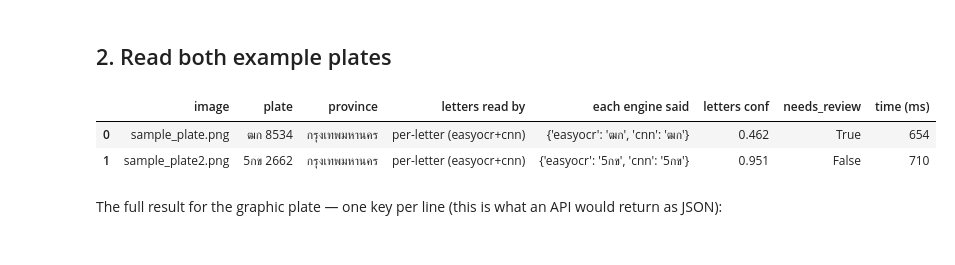
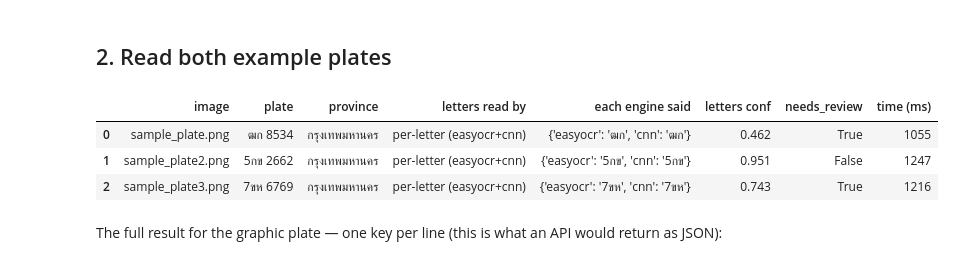
Before and after one commit to ttreetanthiploet-cpu/thai-license-plate-explore, a Jupyter notebook: example.ipynb, the cells around one changed output. Drawn from its saved outputs; the diff is of its cells as text; code cells hidden in the pictures.

```diff
--- a/example.ipynb
+++ b/example.ipynb
@@ -52,18 +56,19 @@ model loaded in 2.3 s; letters engine: easyocr+cnn
 ## 2. Read both example plates
 # %%
 rows = []
-for path in ["sample_plate.png", "sample_plate2.png"]:
+for path in ["sample_plate.png", "sample_plate2.png", "sample_plate3.png"]:
     r = reader.read(path)
     rows.append({"image": path, "plate": r["plate"], "province": r["province"],
                  "letters read by": r["letters_detail"]["mode"],
                  "each engine said": r["letters_detail"]["by_engine"],
                  "letters conf": r["confidence"]["letters"], "needs_review": r["needs_review"],
                  "time (ms)": r["timing_ms"]["total"]})
 pd.DataFrame(rows)
 # %% [output]
 |  | image | plate | province | letters read by | each engine said | letters conf | needs_review | time (ms) |
-| 0 | sample_plate.png | ฒก 8534 | กรุงเทพมหานคร | per-letter (easyocr+cnn) | {'easyocr': 'ฒก', 'cnn': 'ฒก'} | 0.462 | True | 654 |
-| 1 | sample_plate2.png | 5กข 2662 | กรุงเทพมหานคร | per-letter (easyocr+cnn) | {'easyocr': '5กข', 'cnn': '5กข'} | 0.951 | False | 710 |
+| 0 | sample_plate.png | ฒก 8534 | กรุงเทพมหานคร | per-letter (easyocr+cnn) | {'easyocr': 'ฒก', 'cnn': 'ฒก'} | 0.462 | True | 1055 |
+| 1 | sample_plate2.png | 5กข 2662 | กรุงเทพมหานคร | per-letter (easyocr+cnn) | {'easyocr': '5กข', 'cnn': '5กข'} | 0.951 | False | 1247 |
+| 2 | sample_plate3.png | 7ขห 6769 | กรุงเทพมหานคร | per-letter (easyocr+cnn) | {'easyocr': '7ขห', 'cnn': '7ขห'} | 0.743 | True | 1216 |
 # %% [markdown]
 The full result for the graphic plate — one key per line (this is what an API would return as JSON):
 # %%
```
Also changed, not shown: parts of 8 cells of this notebook, 6 other files.
